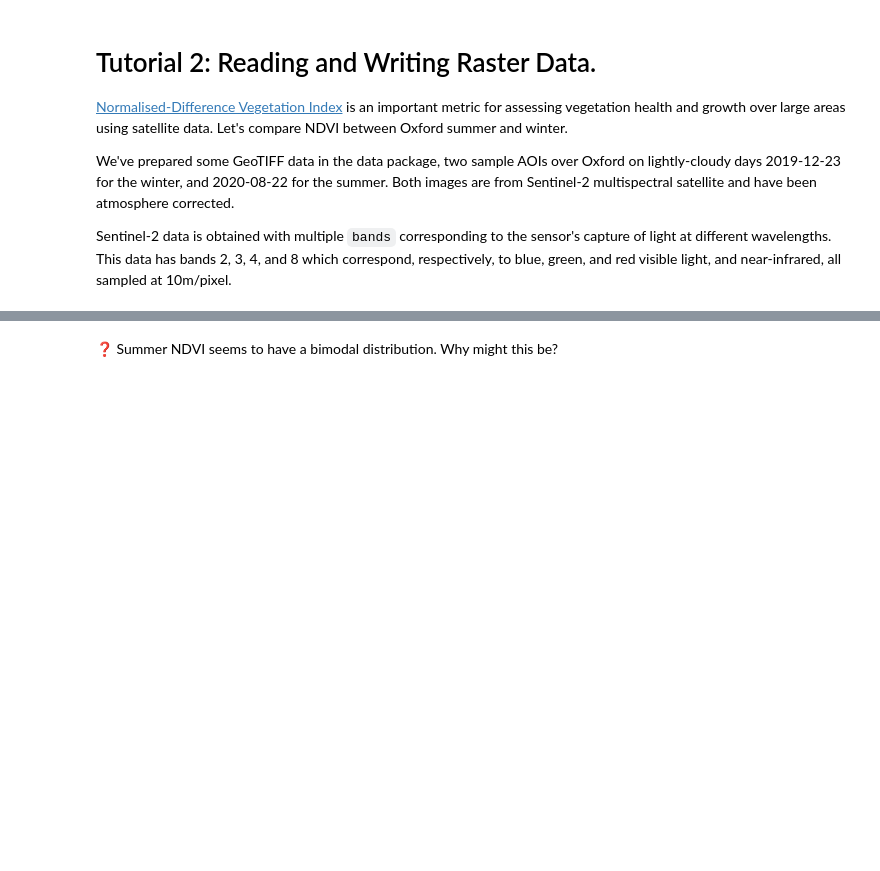
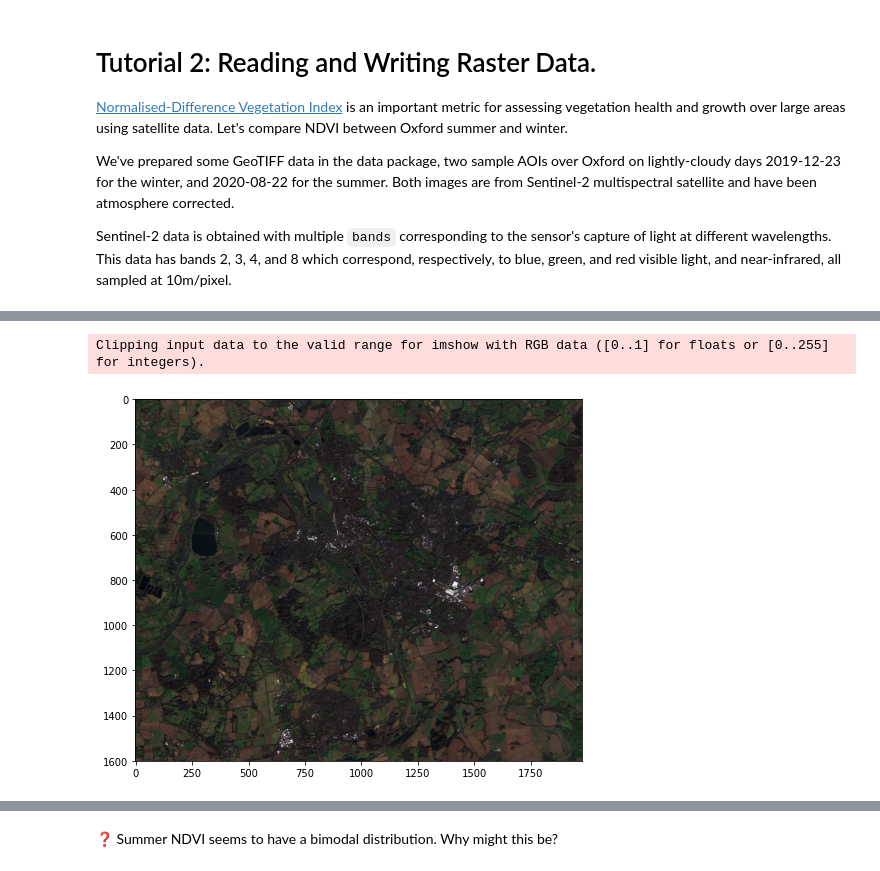
Before and after one commit to Lkruitwagen/teaching_spatial_methods, a Jupyter notebook: spatial_data_analysis_with_python.ipynb, the cells around one changed output, grey strips where cells are left out. Cells and saved outputs as stored; diff of their text form; code cells hidden in the pictures; blank space fills up the shorter version.

```diff
--- a/spatial_data_analysis_with_python.ipynb
+++ b/spatial_data_analysis_with_python.ipynb
@@ -739,8 +847,11 @@ arr_winter_r = rio_ds_winter.read(3)
 # %%
 fig, ax = plt.subplots(1,1,figsize=(8,8))
 # stacking and transposing to get the dimensions in the correct order, scaling to (0,1)
-ax.imshow(np.stack([arr_winter_r, arr_winter_g, arr_winter_b]).transpose(1,2,0)/4000, vmax=1, vmin=0)
+ax.imshow(np.stack([arr_winter_r, arr_winter_g, arr_winter_b]).transpose(1,2,0)/3000, vmax=1, vmin=0)
 plt.show()
+# %% [output]
+Clipping input data to the valid range for imshow with RGB data ([0..1] for floats or [0..255] for integers).
+[figure, added]
 # %%
 # lets get all the data into memory and calculate ndvi
 arr_winter_n = rio_ds_winter.read(4)
```
Also changed, not shown: parts of 33 cells of this notebook, 1 other file.
